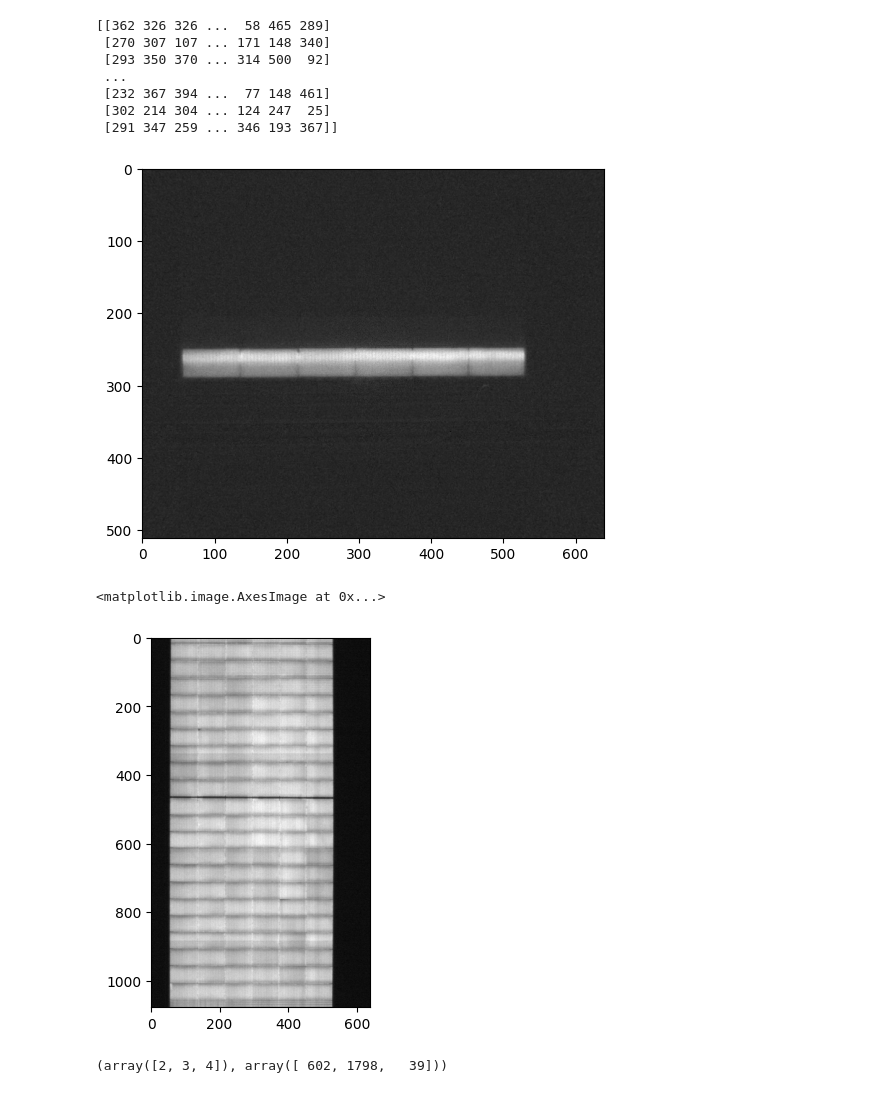
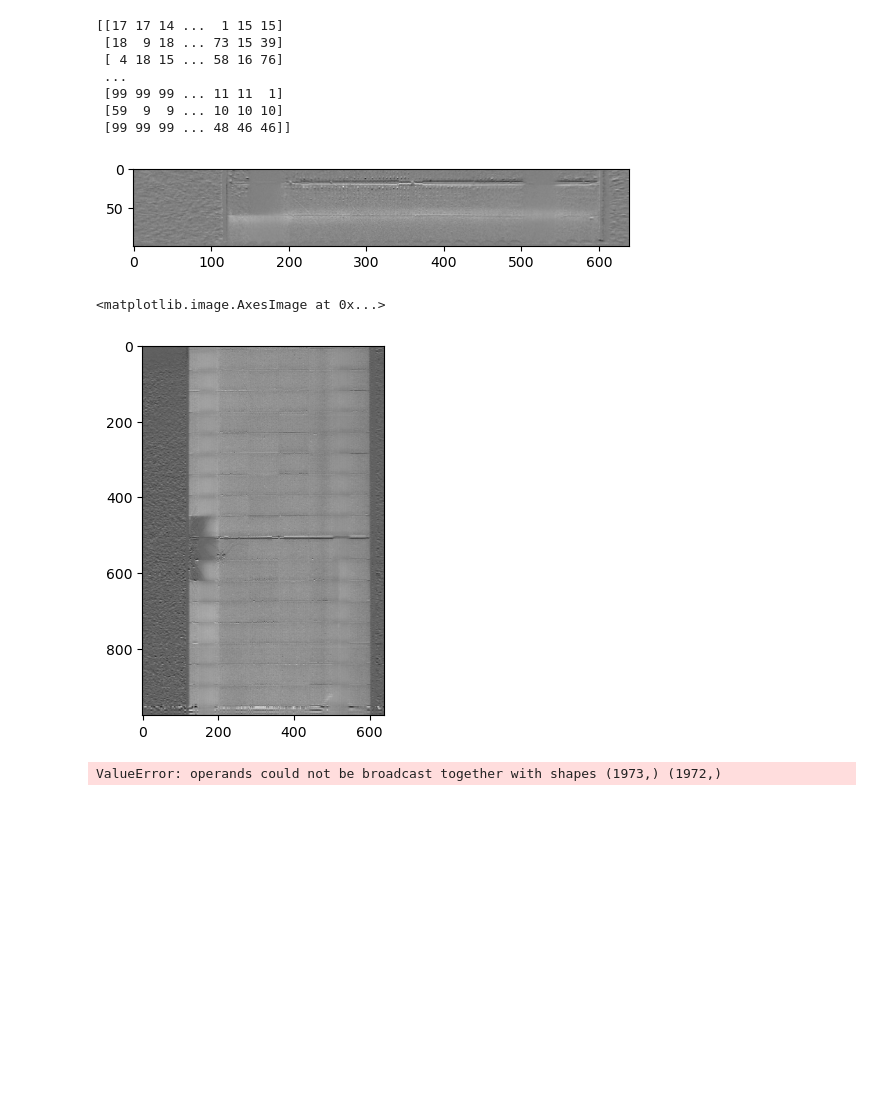
Before and after one commit to JeperoJ/Photoluminescence-scanner, a Jupyter notebook: Software refactor/LIPI_Processing/testing_fps_wrong.ipynb, the cells around one changed output. Cells and saved outputs as stored; diff of their text form; code cells hidden in the pictures; blank space fills up the shorter version.

```diff
--- a/Software refactor/LIPI_Processing/testing_fps_wrong.ipynb
+++ b/Software refactor/LIPI_Processing/testing_fps_wrong.ipynb
@@ -7,12 +8,14 @@ import matplotlib.pyplot as plt
 # %%
 #scan_path = "F://Work//LIPI//scans//scan_20260226_152601.raw"
-scan_path = "F://Work//LIPI//scans//outside//scan_20260319_142551.raw"
+#scan_path = "F://Work//LIPI//scans//outside//scan_20260319_142551.raw"
 #scan_path = "F://Work//LIPI//scans//outside//scan_20260319_144342.raw"
 #scan_path = "C://Users//jeppe//Documents//LIPI//scans//test2//scan_20260226_152601.raw"
 #scan_path = "C://Users//jeppe//Documents//LIPI//scans//outside//scan_20260319_142551.raw"
+scan_path = "C://Users//jeppe//Documents//LIPI//scans//outside2//scan_20260409_142211.raw"
+#scan_path = "C://Users//jeppe//Documents//LIPI//scans//outside2//scan_20260409_135820.raw"
 cal_path = "data/calibration.npz"
 K,P,DIM = ingaas_processing.load_calibration(cal_path)
-scan = np.array(ingaas_processing.undistort(ingaas_processing.load_raw_image(scan_path, 640, 512), K, P, DIM))
+scan = np.array(ingaas_processing.undistort(ingaas_processing.load_raw_image(scan_path, 640, 512), K, P, DIM))[:,200:300,:]
 frame_profile = np.sum(scan, axis=2)
 # %%
 plt.plot(frame_profile[4001])
@@ -244,7 +223,7 @@ f_m = 50 #Hz
 #f_s = 300 #Hz
 f_s = 299.9 #Hz
 
-start = 1800
+start = 2800
 wlen = round(f_s)
 errors = []
 phases = []
@@ -290,6 +269,7 @@ print(f_s*(5*np.pi/4 - phase)/(2*np.pi*f_m))
 # %%
-data = scan
-signal = np.sum(scan, axis=(1,2))
+data = scan[2800:]
+#signal = np.sum(scan, axis=(1,2))
+signal = test[2800:]
 # %%
 #Parameters
 f_m = 50 #Hz
@@ -297,7 +277,7 @@ f_m = 50 #Hz
 f_s = 299.917668 #Hz
 
 start = 0
-wlen = 30
+wlen = 600
 
 N = len(signal)
 
@@ -343,25 +323,31 @@ stitch = result[:,lom,:]
 # %%
 print(result.argmax(axis=1))
 plt.imshow(result[900], cmap="gray")
 plt.show()
-plt.imshow(ingaas_processing.lin_stretch_img(stitch[::2,:], low_prc=0.03,high_prc=99.97), cmap="gray")
+plt.imshow(ingaas_processing.lin_stretch_img(stitch[::2,:], low_prc=0.05,high_prc=99.95), cmap="gray")
+#im = Image.fromarray(ingaas_processing.lin_stretch_img(stitch[::2,:], low_prc=0.05,high_prc=99.95))
+#im.save(scan_path[:-4]+"_processed.png")
+#im.save()
 # %% [output]
-[[362 326 326 ...  58 465 289]
- [270 307 107 ... 171 148 340]
- [293 350 370 ... 314 500  92]
+[[17 17 14 ...  1 15 15]
+ [18  9 18 ... 73 15 39]
+ [ 4 18 15 ... 58 16 76]
  ...
- [232 367 394 ...  77 148 461]
- [302 214 304 ... 124 247  25]
- [291 347 259 ... 346 193 367]]
+ [99 99 99 ... 11 11  1]
+ [59  9  9 ... 10 10 10]
+ [99 99 99 ... 48 46 46]]
-[figure, old version]
+[figure, new version]
 <matplotlib.image.AxesImage at 0x...>
-[figure, old version]
+[figure, new version]
 # %%
-dist=3
-prom = 10**6
-peaks=scipy.signal.find_peaks(test, distance=dist,prominence=prom)[0]
-valleys=scipy.signal.find_peaks(-test, distance=dist, prominence=prom)[0]
+dist=2
+prom = 0
+peaks=scipy.signal.find_peaks(signal, distance=dist,prominence=prom)[0]
+valleys=scipy.signal.find_peaks(-signal, distance=dist, prominence=prom)[0]
+points = min(len(peaks), len(valleys))
+peaks = peaks
+valleys = valleys
 np.unique(peaks-valleys, return_counts=True)
 # %% [output]
-(array([2, 3, 4]), array([ 602, 1798,   39]))
+ValueError: operands could not be broadcast together with shapes (1973,) (1972,)
 # %%
```
Also changed, not shown: parts of 23 cells of this notebook, 4 other files.
